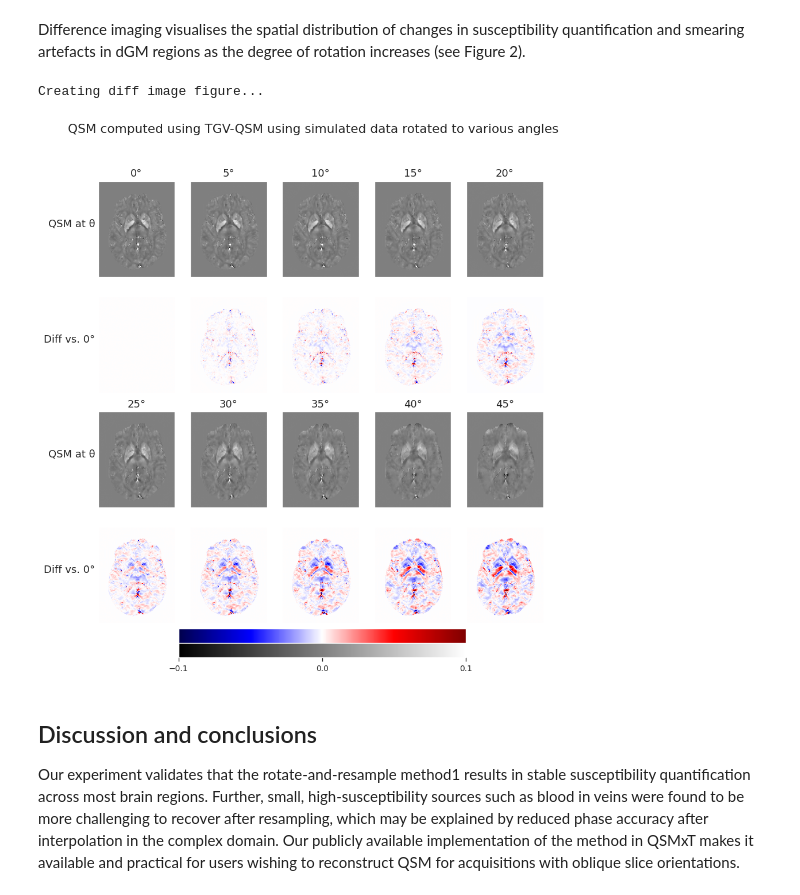
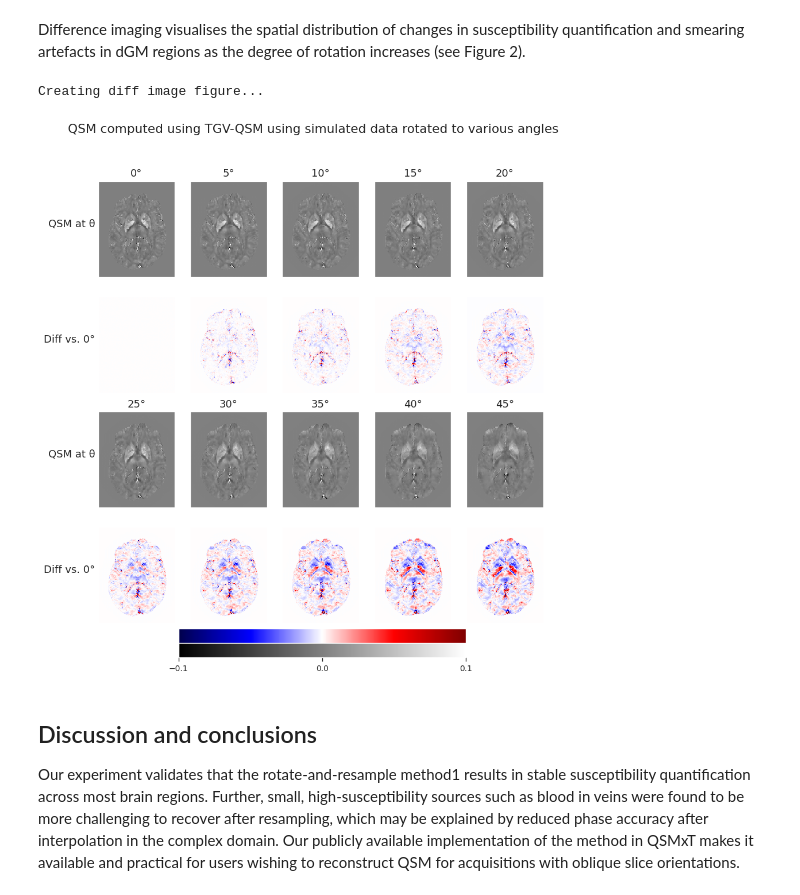
Before and after one commit to astewartau/2022-qsm-orientation-abstract, a Jupyter notebook: abstract-code.ipynb, the cells around one changed output. Cells and saved outputs as stored; diff of their text form; code cells hidden in the pictures.

```diff
--- a/abstract-code.ipynb
+++ b/abstract-code.ipynb
@@ -310,8 +224,8 @@ RMSE measured in the head phantom indicates that the rotate-and-resample method
 # %%
 print("Creating line plot...")
 sns.set_style("darkgrid")
-sns.set_context("paper", rc={"font.size":8,"axes.titlesize":7,"axes.labelsize":5})
-fig, axes = plt.subplots(3,4)
+sns.set_context("paper", rc={"font.size":12,"axes.titlesize":10,"axes.labelsize":10})
+fig, axes = plt.subplots(3,4, figsize=(12,8))
 fig.suptitle('RMSE with rotation, with and without rotate-and-resample using TGV-QSM')
 fig.supxlabel('Rotation (degrees)')
 fig.supylabel('RMSE (ppm)')
@@ -328,13 +242,13 @@ for label_id in [0, 1, 2, 3, 4, 5, 6, 7, 8, 9, 10, 11]:
         plot.set(xticklabels=[])
     if index % 4 != 0:
         plot.set(yticklabels=[])
-    plot.tick_params(axis='both', which='major', labelsize=4)
-    plot.tick_params(axis='both', which='minor', labelsize=4)
+    plot.tick_params(axis='both', which='major', labelsize=8)
+    plot.tick_params(axis='both', which='minor', labelsize=8)
     plt.xlabel("")
     plot.get_legend().remove()
     index += 1
-handles, labels = plot.get_legend_handles_labels()
-plot.legend(handles, labels, loc=(1.2, 3.025))
+handles, labels_handle = plot.get_legend_handles_labels()
+plot.legend(handles, labels_handle, loc=(1.2, 3.025))
 #plt.savefig(f"lineplot.png", dpi=700, bbox_inches='tight')
 plt.show()
 plt.close()
@@ -356,64 +270,64 @@ vmax = +0.1
 
 axes[0,0].set_ylabel("QSM at θ", rotation=0, horizontalalignment='right')
 axes[0,0].set_title("0°")
-axes[0,0].imshow(qsm_average[:,:,slc], cmap='gray', vmin=vmin, vmax=vmax)
+axes[0,0].imshow(qsm_average[:,:,slc], cmap='gray', vmin=vmin, vmax=vmax, interpolation='nearest')
 axes[0,1].set_title("5°")
-axes[0,1].imshow(np.rot90(nib.load(result_files[5][1]).get_fdata()[:,:,slc]), cmap='gray', vmin=vmin, vmax=vmax)
+axes[0,1].imshow(np.rot90(nib.load(result_files[5][1]).get_fdata()[:,:,slc]), cmap='gray', vmin=vmin, vmax=vmax, interpolation='nearest')
 axes[0,2].set_title("10°")
-axes[0,2].imshow(np.rot90(nib.load(result_files[10][1]).get_fdata()[:,:,slc]), cmap='gray', vmin=vmin, vmax=vmax)
+axes[0,2].imshow(np.rot90(nib.load(result_files[10][1]).get_fdata()[:,:,slc]), cmap='gray', vmin=vmin, vmax=vmax, interpolation='nearest')
 axes[0,3].set_title("15°")
-axes[0,3].imshow(np.rot90(nib.load(result_files[15][1]).get_fdata()[:,:,slc]), cmap='gray', vmin=vmin, vmax=vmax)
+axes[0,3].imshow(np.rot90(nib.load(result_files[15][1]).get_fdata()[:,:,slc]), cmap='gray', vmin=vmin, vmax=vmax, interpolation='nearest')
 axes[0,4].set_title("20°")
-axes[0,4].imshow(np.rot90(nib.load(result_files[20][1]).get_fdata()[:,:,slc]), cmap='gray', vmin=vmin, vmax=vmax)
+axes[0,4].imshow(np.rot90(nib.load(result_files[20][1]).get_fdata()[:,:,slc]), cmap='gray', vmin=vmin, vmax=vmax, interpolation='nearest')
 
 axes[1,0].set_ylabel("Diff vs. 0°", rotation=0, horizontalalignment='right')
 axes[1,0].imshow(qsm_average[:,:,slc] - qsm_average[:,:,slc], cmap='seismic', vmin=vmin, vmax=vmax)
-axes[1,1].imshow(qsm_average[:,:,slc] - np.rot90(nib.load(result_files[5][1]).get_fdata()[:,:,slc]), cmap='seismic', vmin=vmin, vmax=vmax)
-axes[1,2].imshow(qsm_average[:,:,slc] - np.rot90(nib.load(result_files[10][1]).get_fdata()[:,:,slc]), cmap='seismic', vmin=vmin, vmax=vmax)
-axes[1,3].imshow(qsm_average[:,:,slc] - np.rot90(nib.load(result_files[15][1]).get_fdata()[:,:,slc]), cmap='seismic', vmin=vmin, vmax=vmax)
-axes[1,4].imshow(qsm_average[:,:,slc] - np.rot90(nib.load(result_files[20][1]).get_fdata()[:,:,slc]), cmap='seismic', vmin=vmin, vmax=vmax)
+axes[1,1].imshow(qsm_average[:,:,slc] - np.rot90(nib.load(result_files[5][1]).get_fdata()[:,:,slc]), cmap='seismic', vmin=vmin, vmax=vmax, interpolation='nearest')
+axes[1,2].imshow(qsm_average[:,:,slc] - np.rot90(nib.load(result_files[10][1]).get_fdata()[:,:,slc]), cmap='seismic', vmin=vmin, vmax=vmax, interpolation='nearest')
+axes[1,3].imshow(qsm_average[:,:,slc] - np.rot90(nib.load(result_files[15][1]).get_fdata()[:,:,slc]), cmap='seismic', vmin=vmin, vmax=vmax, interpolation='nearest')
+axes[1,4].imshow(qsm_average[:,:,slc] - np.rot90(nib.load(result_files[20][1]).get_fdata()[:,:,slc]), cmap='seismic', vmin=vmin, vmax=vmax, interpolation='nearest')
 
 axes[2,0].set_title("25°")
 axes[2,0].set_ylabel("QSM at θ", rotation=0, horizontalalignment='right')
-axes[2,0].imshow(np.rot90(nib.load(result_files[25][1]).get_fdata()[:,:,slc]), cmap='gray', vmin=vmin, vmax=vmax)
+axes[2,0].imshow(np.rot90(nib.load(result_files[25][1]).get_fdata()[:,:,slc]), cmap='gray', vmin=vmin, vmax=vmax, interpolation='nearest')
 axes[2,1].set_title("30°")
-axes[2,1].imshow(np.rot90(nib.load(result_files[30][1]).get_fdata()[:,:,slc]), cmap='gray', vmin=vmin, vmax=vmax)
+axes[2,1].imshow(np.rot90(nib.load(result_files[30][1]).get_fdata()[:,:,slc]), cmap='gray', vmin=vmin, vmax=vmax, interpolation='nearest')
 axes[2,2].set_title("35°")
-axes[2,2].imshow(np.rot90(nib.load(result_files[35][1]).get_fdata()[:,:,slc]), cmap='gray', vmin=vmin, vmax=vmax)
+axes[2,2].imshow(np.rot90(nib.load(result_files[35][1]).get_fdata()[:,:,slc]), cmap='gray', vmin=vmin, vmax=vmax, interpolation='nearest')
 axes[2,3].set_title("40°")
-axes[2,3].imshow(np.rot90(nib.load(result_files[40][1]).get_fdata()[:,:,slc]), cmap='gray', vmin=vmin, vmax=vmax)
+axes[2,3].imshow(np.rot90(nib.load(result_files[40][1]).get_fdata()[:,:,slc]), cmap='gray', vmin=vmin, vmax=vmax, interpolation='nearest')
 axes[2,4].set_title("45°")
-im1 = axes[2,4].imshow(np.rot90(nib.load(result_files[45][1]).get_fdata()[:,:,slc]), cmap='gray', vmin=vmin, vmax=vmax)
+im1 = axes[2,4].imshow(np.rot90(nib.load(result_files[45][1]).get_fdata()[:,:,slc]), cmap='gray', vmin=vmin, vmax=vmax, interpolation='nearest')
 
 axes[3,0].set_ylabel("Diff vs. 0°", rotation=0, horizontalalignment='right')
-axes[3,0].imshow(qsm_average[:,:,slc] - np.rot90(nib.load(result_files[25][1]).get_fdata()[:,:,slc]), cmap='seismic', vmin=vmin, vmax=vmax)
-axes[3,1].imshow(qsm_average[:,:,slc] - np.rot90(nib.load(result_files[30][1]).get_fdata()[:,:,slc]), cmap='seismic', vmin=vmin, vmax=vmax)
-axes[3,2].imshow(qsm_average[:,:,slc] - np.rot90(nib.load(result_files[35][1]).get_fdata()[:,:,slc]), cmap='seismic', vmin=vmin, vmax=vmax)
-axes[3,3].imshow(qsm_average[:,:,slc] - np.rot90(nib.load(result_files[40][1]).get_fdata()[:,:,slc]), cmap='seismic', vmin=vmin, vmax=vmax)
-im2 = axes[3,4].imshow(qsm_average[:,:,slc] - np.rot90(nib.load(result_files[45][1]).get_fdata()[:,:,slc]), cmap='seismic', vmin=vmin, vmax=vmax)
+axes[3,0].imshow(qsm_average[:,:,slc] - np.rot90(nib.load(result_files[25][1]).get_fdata()[:,:,slc]), cmap='seismic', vmin=vmin, vmax=vmax, interpolation='nearest')
+axes[3,1].imshow(qsm_average[:,:,slc] - np.rot90(nib.load(result_files[30][1]).get_fdata()[:,:,slc]), cmap='seismic', vmin=vmin, vmax=vmax, interpolation='nearest')
+axes[3,2].imshow(qsm_average[:,:,slc] - np.rot90(nib.load(result_files[35][1]).get_fdata()[:,:,slc]), cmap='seismic', vmin=vmin, vmax=vmax, interpolation='nearest')
+axes[3,3].imshow(qsm_average[:,:,slc] - np.rot90(nib.load(result_files[40][1]).get_fdata()[:,:,slc]), cmap='seismic', vmin=vmin, vmax=vmax, interpolation='nearest')
+im2 = axes[3,4].imshow(qsm_average[:,:,slc] - np.rot90(nib.load(result_files[45][1]).get_fdata()[:,:,slc]), cmap='seismic', vmin=vmin, vmax=vmax, interpolation='nearest')
 
 for row in axes:
     for ax in row:
         ax.tick_params(which='both', left=False, right=False, labelbottom=False, labelleft=False, grid_alpha=0)
 
 cax1 = fig.add_axes([0.265,0.050,0.5,0.025])
 cax2 = fig.add_axes([0.265,0.075,0.5,0.025])
 cax1.set_frame_on(True)
 cax2.set_frame_on(True)
 cbar1 = fig.colorbar(im1, orientation='horizontal', cax=cax1)
 cbar2 = fig.colorbar(im2, orientation='horizontal', cax=cax2)
 cbar2.set_ticks([])
 cbar1.ax.locator_params(nbins=3)
 cbar2.ax.locator_params(nbins=3)
 cbar1.ax.tick_params(labelsize=10)
 cbar2.ax.tick_params(labelsize=10)
 
 #plt.savefig(f"diff-images.png", dpi=700, bbox_inches='tight')
 plt.show()
 plt.close()
 # %% [output]
 Creating diff image figure...
-[figure, old version]
+[figure, new version]
 # %% [markdown]
 ## Discussion and conclusions
 
```
Also changed, not shown: parts of 5 cells of this notebook.
